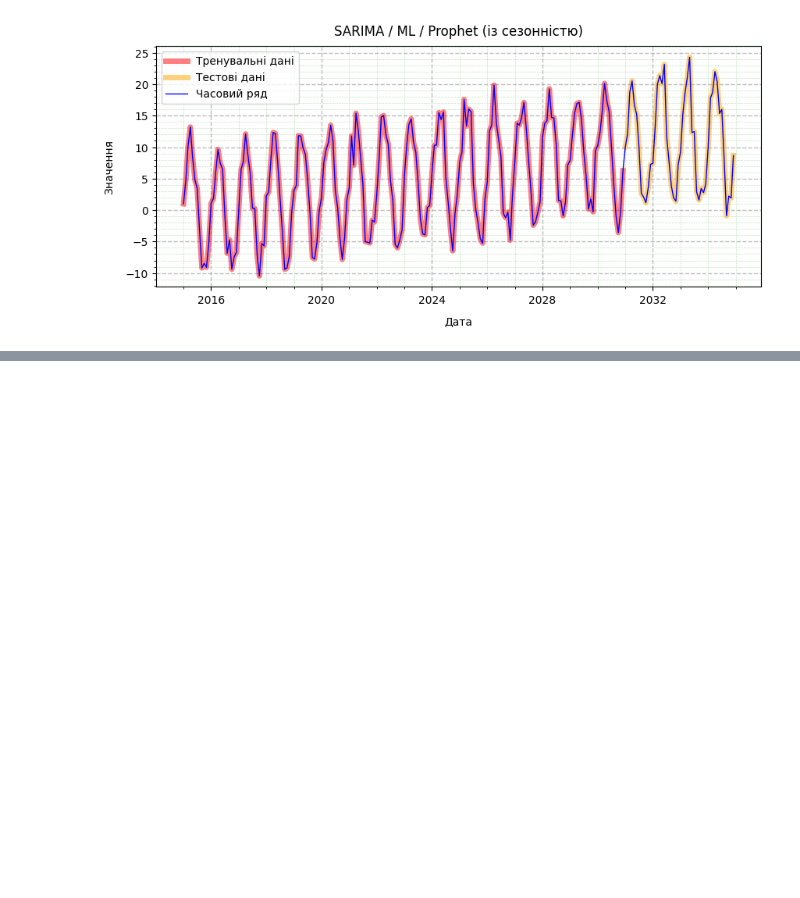
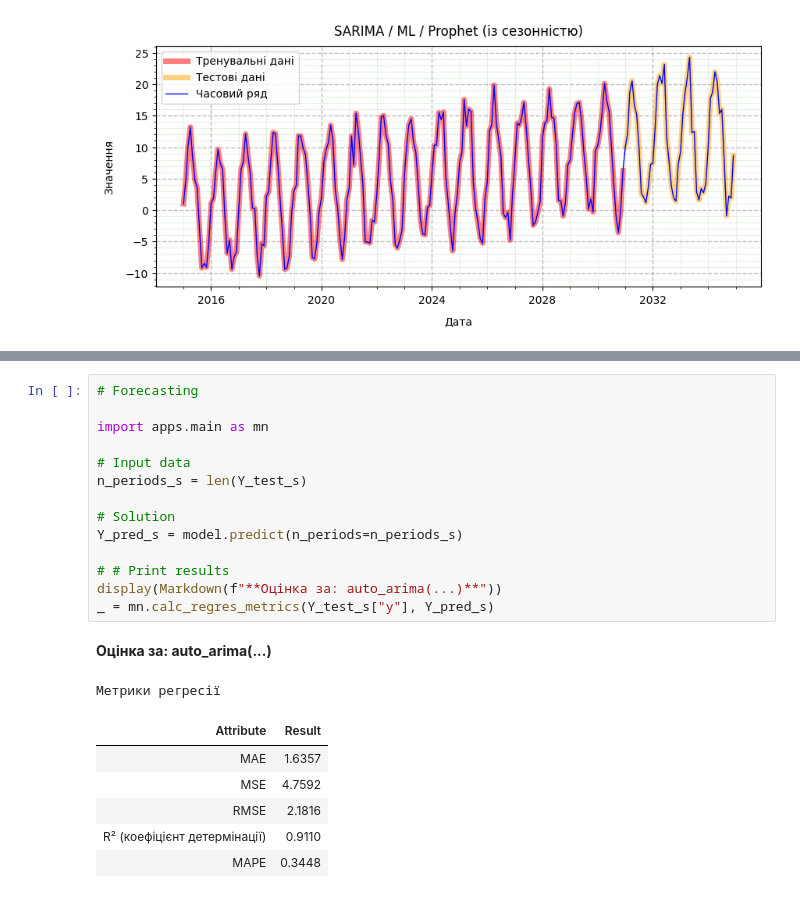
Before and after one commit to BogdanPinchuk/DataScience-PBY_HW16, a Jupyter notebook: Bohdan_Pinchuk_DS_HW16.ipynb, the cells around one changed output, grey strips where cells are left out. Saved outputs shown, nothing was run; the diff lists cells and outputs as text; blank space fills up the shorter version.

```diff
--- a/Bohdan_Pinchuk_DS_HW16.ipynb
+++ b/Bohdan_Pinchuk_DS_HW16.ipynb
@@ -1032,3 +1045,26 @@ Covariance Type:                                   opg
 
 Warnings:
 [1] Covariance matrix calculated using the outer product of gradients (complex-step).
+# %%
+# Forecasting
+
+import apps.main as mn
+
+# Input data
+n_periods_s = len(Y_test_s)
+
+# Solution
+Y_pred_s = model.predict(n_periods=n_periods_s)
+
+# # Print results
+display(Markdown(f"**Оцінка за: auto_arima(...)**"))
+_ = mn.calc_regres_metrics(Y_test_s["y"], Y_pred_s)
+# %% [output]
+**Оцінка за: auto_arima(...)**
+Метрики регресії
+| Attribute | Result |
+| MAE | 1.6357 |
+| MSE | 4.7592 |
+| RMSE | 2.1816 |
+| R² (коефіцієнт детермінації) | 0.9110 |
+| MAPE | 0.3448 |
```
Also changed, not shown: parts of 6 cells of this notebook.
